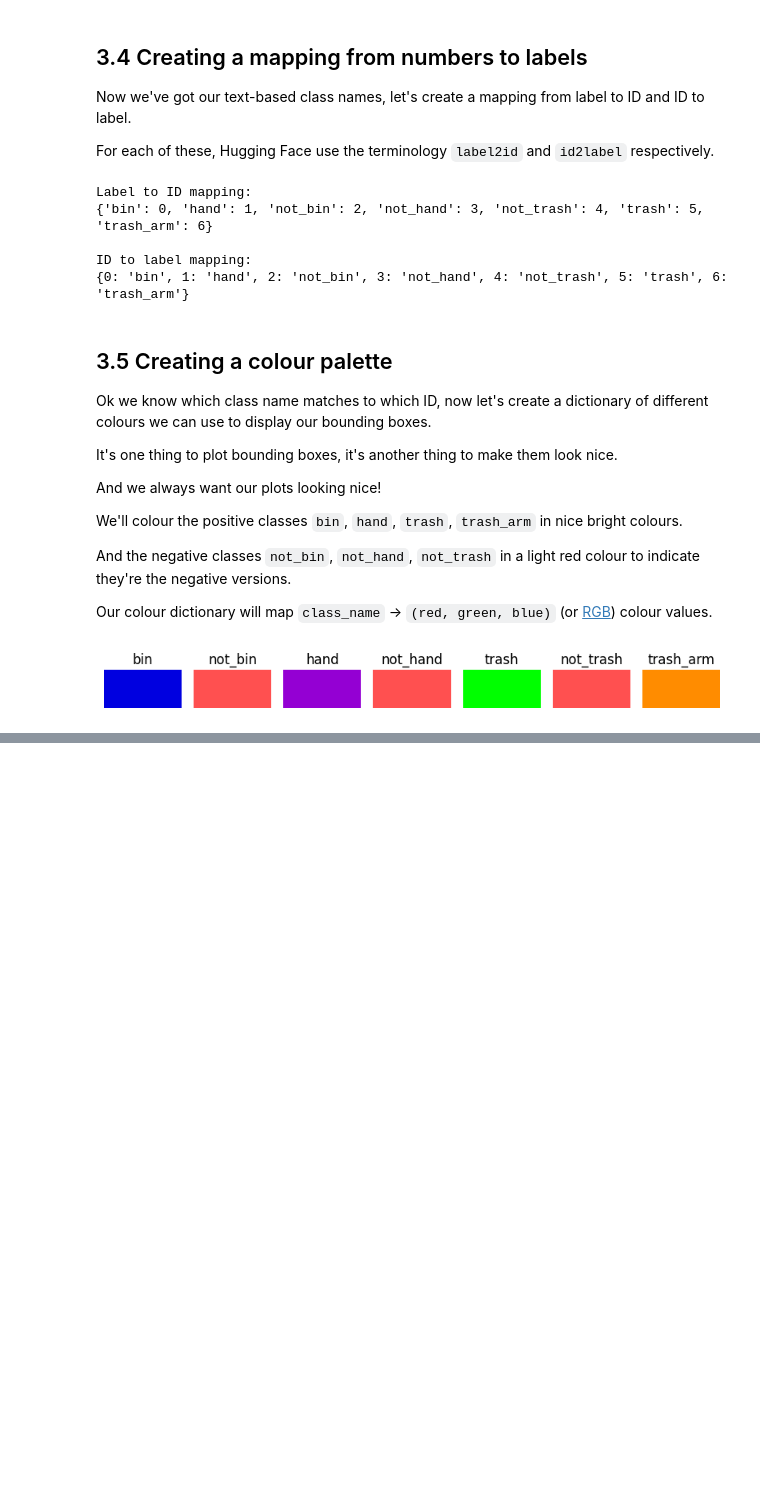
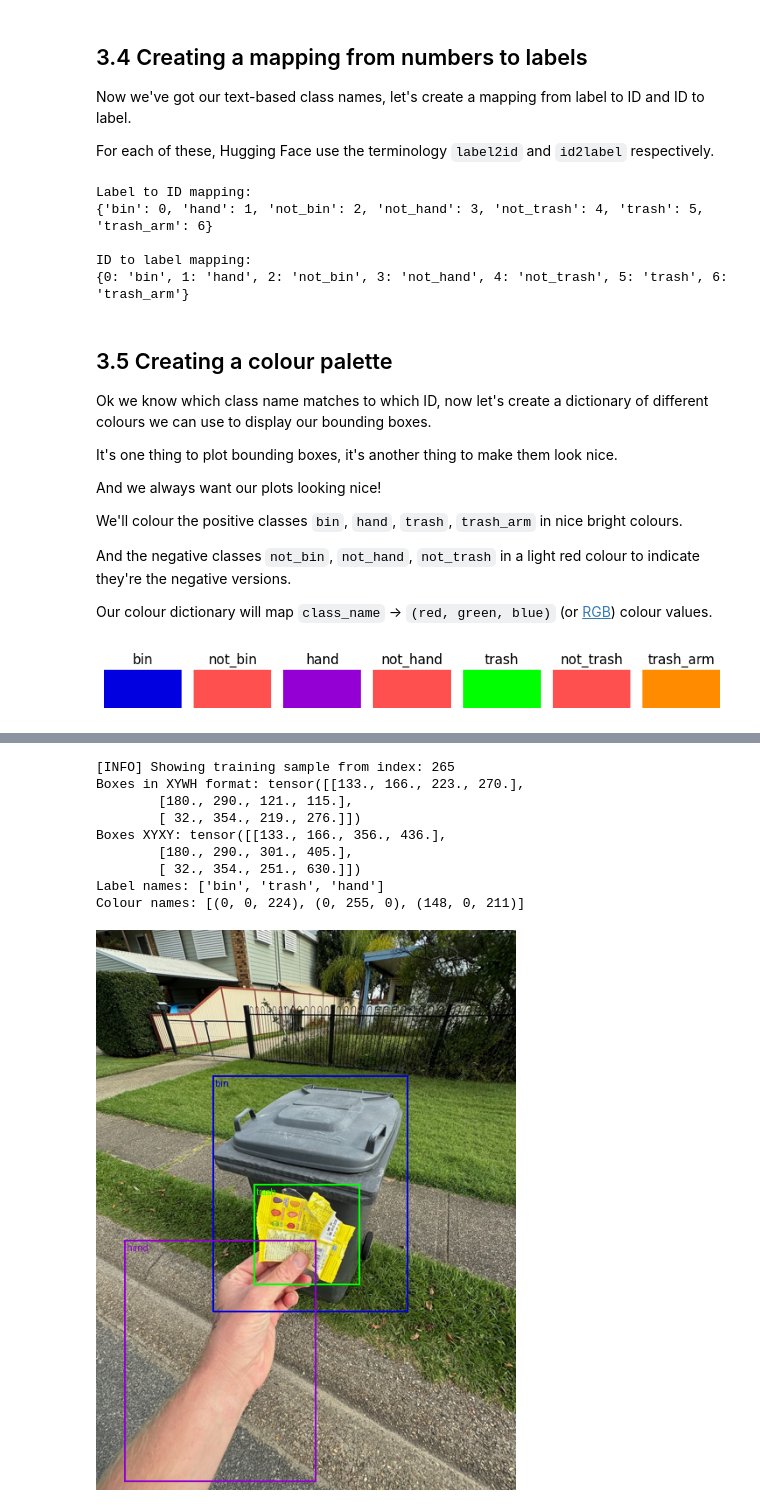
Before and after one commit to banno-0720/Deep-Learning-Projects, a Jupyter notebook: Trashify.ipynb, the cells around one changed output, grey strips where cells are left out. Drawn from its saved outputs; the diff is of its cells as text; code cells hidden in the pictures; blank space fills up the shorter version.

```diff
--- a/Trashify.ipynb
+++ b/Trashify.ipynb
@@ -481,0 +590,63 @@ plt.show()
+# %%
+# Plotting a bounding box on a single image
+import random
+
+import torch
+
+from torchvision.ops import box_convert
+from torchvision.utils import draw_bounding_boxes
+
+from torchvision.transforms.functional import pil_to_tensor, to_pil_image
+
+# 1. Select a random sample from our dataset
+random_index = random.randint(0, len(dataset["train"]))
+print(f"[INFO] Showing training sample from index: {random_index}")
+random_sample = dataset["train"][random_index]
+
+# 2. Get image and boxes from random sample
+random_sample_image = random_sample["image"]
+random_sample_boxes = random_sample["annotations"]["bbox"]
+
+# Optional: Half the image and boxes for space saving (all of the following code will work with/without half size images)
+half_random_sample_image = half_image(random_sample_image)
+half_random_sample_boxes = half_boxes(random_sample_boxes)
+
+# 3. Turn box coordinates in a tensor
+boxes_xywh = torch.tensor(half_random_sample_boxes)
+print(f"Boxes in XYWH format: {boxes_xywh}")
+
+# 4. Convert boxes from XYWH -> XYXY
+# torchvision.utils.draw_bounding_boxes requires input boxes in XYXY format (X_min, y_min, X_max, y_max)
+boxes_xyxy = box_convert(boxes=boxes_xywh,
+                         in_fmt="xywh",
+                         out_fmt="xyxy")
+print(f"Boxes XYXY: {boxes_xyxy}")
+
+# 5. Get label names of target boxes and colours to match
+random_sample_label_names = [categories.int2str(x) for x in random_sample["annotations"]["category_id"]]
+random_sample_colours = [colour_palette[label_name] for label_name in random_sample_label_names]
+print(f"Label names: {random_sample_label_names}")
+print(f"Colour names: {random_sample_colours}")
+
+# 6. Draw the boxes on the image as a tensor and then turn it into a PIL image
+to_pil_image(
+    pic=draw_bounding_boxes(
+        image=pil_to_tensor(pic=half_random_sample_image),
+        boxes=boxes_xyxy,
+        colors=random_sample_colours,
+        labels=random_sample_label_names,
+        width=2,
+        label_colors=random_sample_colours
+    )
+)
+# %% [output]
+[INFO] Showing training sample from index: 265
+Boxes in XYWH format: tensor([[133., 166., 223., 270.],
+        [180., 290., 121., 115.],
+        [ 32., 354., 219., 276.]])
+Boxes XYXY: tensor([[133., 166., 356., 436.],
+        [180., 290., 301., 405.],
+        [ 32., 354., 251., 630.]])
+Label names: ['bin', 'trash', 'hand']
+Colour names: [(0, 0, 224), (0, 255, 0), (148, 0, 211)]
+[figure, added]
```
Also changed, not shown: parts of 275 cells of this notebook.
